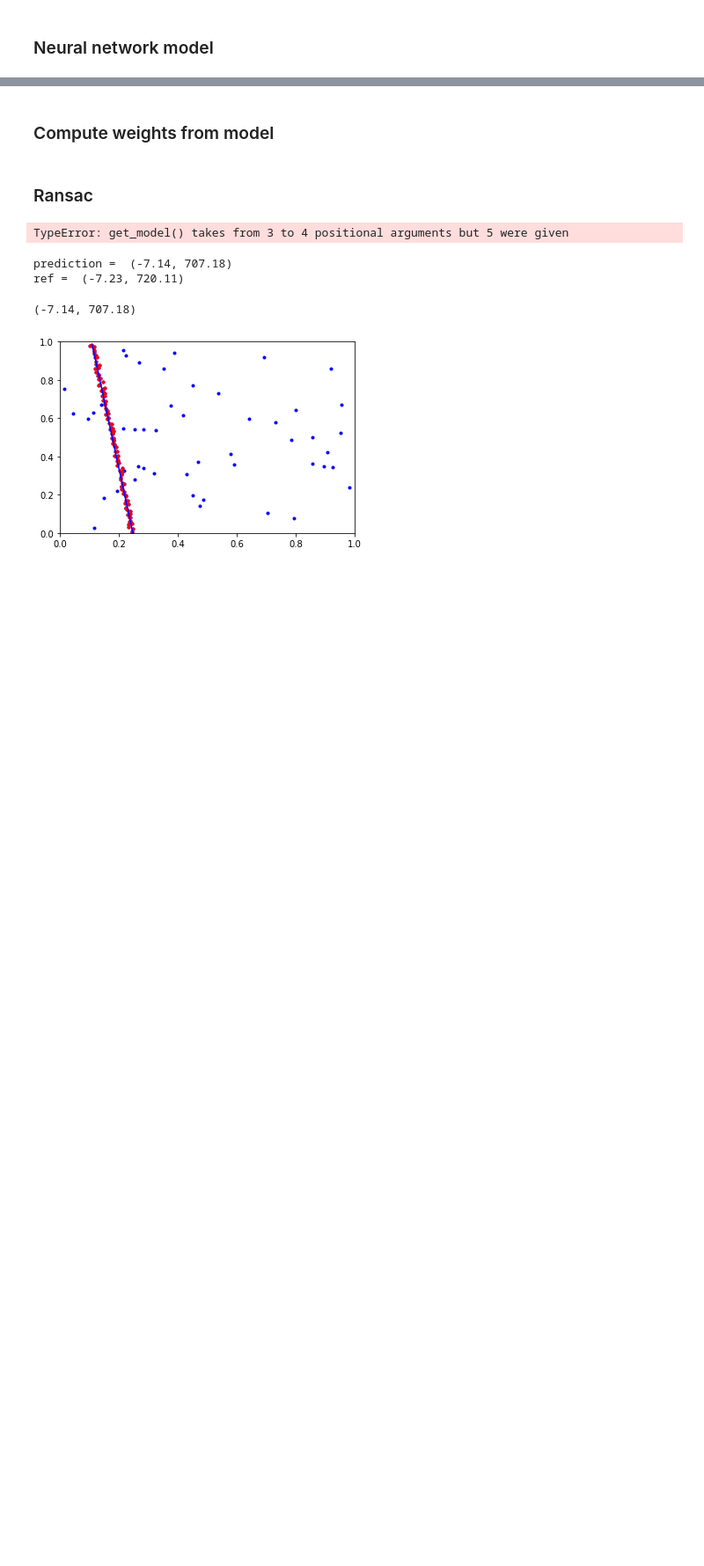
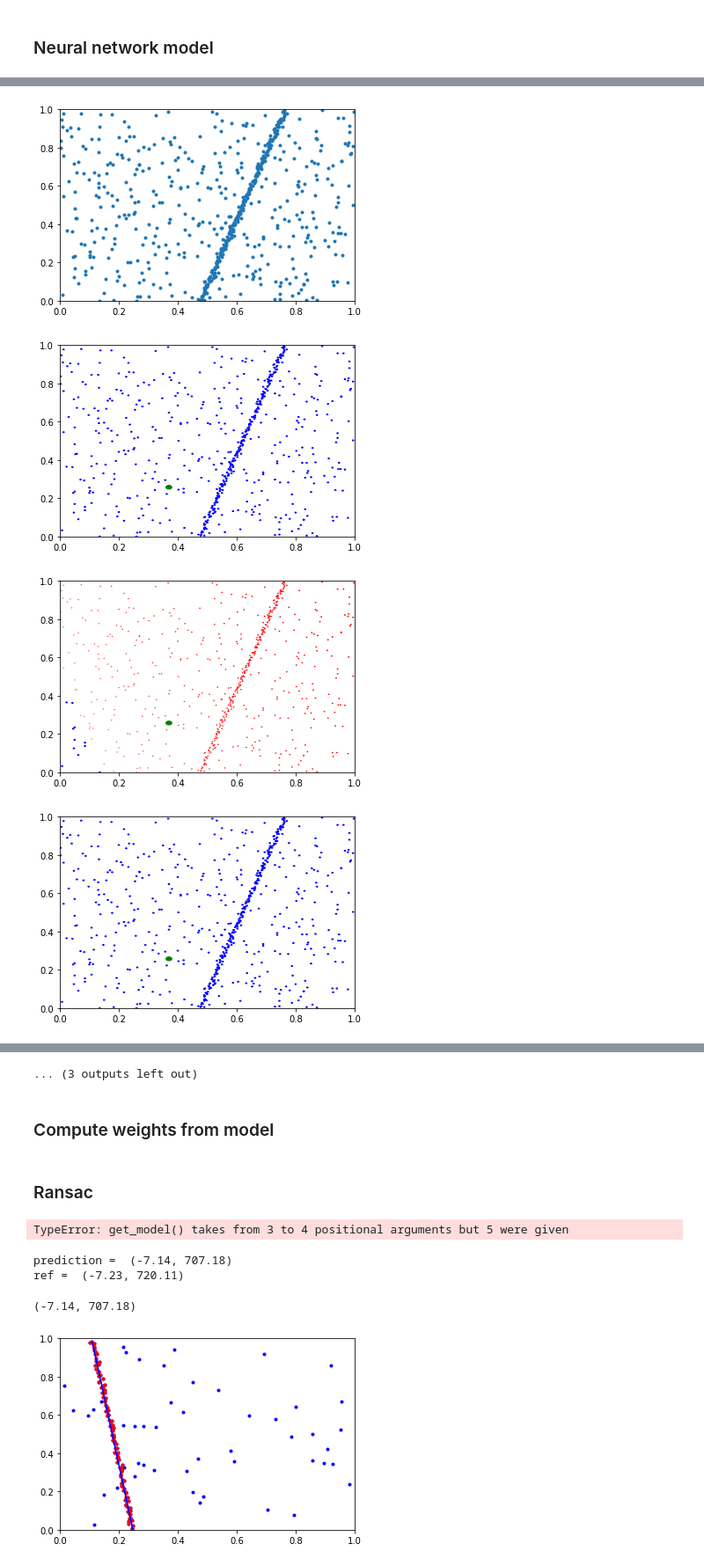
Before and after one commit to BereniceCourant/ImprRansac, a Jupyter notebook: Ransac+-Copy1.ipynb, the cells around one changed output, grey strips where cells are left out. Shown at 88% size. Saved outputs shown, nothing was run; the diff lists cells and outputs as text; code cells hidden in the pictures; blank space fills up the shorter version.

Commit message:
compare nn

```diff
--- a/Ransac+-Copy1.ipynb
+++ b/Ransac+-Copy1.ipynb
@@ -898,8 +898,8 @@ def train_model_patch(model, image, sigma, nbr, nbr_per_line, epochs, batch_size
             loss_eval = 0
             m_test = 0
             for xb1, xb2, xb3, yb in valid_dl:
-                last_weight = model((xb1.to(DEVICE).float(), xb2.to(DEVICE).float(), xb3.to(DEVICE).float()))
-                loss_eval += loss_fn(last_weight, yb.to(DEVICE).float())
+                predict_test = model((xb1.to(DEVICE).float(), xb2.to(DEVICE).float(), xb3.to(DEVICE).float()))
+                loss_eval += loss_fn(predict_test, yb.to(DEVICE).float())
                 m_test += len(yb)
 
         print("iteration = ", k+1, " ; loss_train = ", loss_train, " ; loss_eval = ", loss_eval.item())
@@ -911,7 +911,7 @@ def train_model_patch(model, image, sigma, nbr, nbr_per_line, epochs, batch_size
             print(sum(abs(last_weight[i][0]-y_test[i][0]) for i in range(len(y_test)))/len(y_test))
 # %%
 
-train_model(model, image_size, sigma_noise, 5, 100, 5, 100, nbr_inliers, nbr_outliers)
-train_model_patch(model_patch, image_size, sigma_noise, 5, 100, 5, 100, nbr_inliers, nbr_outliers)
+train_model(model, image_size, sigma_noise, 50, 529, 60, 100, nbr_inliers, nbr_outliers)
+train_model_patch(model_patch, image_size, sigma_noise, 50, 529, 60, 100, nbr_inliers, nbr_outliers)
 # %% [output]
 data generated
@@ -992,7 +992,6 @@ def test_nn(model, image, sigma, nbr_inliers, nbr_outliers):
             if i2!=i1:
                 feature=compute_features(data, i1, i2)
                 X.append(feature)
-                X_tensor = torch.Tensor(X)
 
 
                 p2 = (data[0][i2], data[1][i2])
@@ -1005,9 +1004,68 @@ def test_nn(model, image, sigma, nbr_inliers, nbr_outliers):
 
         model.eval()
         with torch.no_grad():
+            X_tensor = torch.Tensor(X)
             weights = model(X_tensor)
 
         #plot_weights(weights, coord, p1, image)
         plot_weights(weights_ref, coord, p1, image, ref=True)
 
-test_nn(model, image_size, sigma_noise, nbr_inliers, nbr_outliers)
+def test_nn_compare(model1, model2, image, sigma, nbr_inliers, nbr_outliers):
+    line_ref = generate_line(image)
+    data = generate_data(line_ref, image, sigma, nbr_inliers, nbr_outliers)
+    n_inliers_precise = len(data[0])-nbr_outliers
+    dist_ref = dist_points_to_line(data, line_ref, image, n_inliers_precise)
+    n = len(data[0])
+
+    fig, ax = plt.subplots()
+    ax.set_xlim(0, 1)
+    ax.set_ylim(0, 1)
+    plot_data(data, ax)
+    fig.show()
+
+
+    for it in range(10):
+        i1 = np.random.randint(n)
+        X_nn = []
+        X_patch1 = []
+        X_patch2 = []
+        X_patch3 = []
+        coord = []
+        weights_ref = []
+        p1 = (data[0][i1], data[1][i1])
+        for i2 in range(n):
+            if i2!=i1:
+                feature_nn=compute_features_k(data, i1, i2)
+                X_nn.append(feature_nn)
+
+                feature1, feature2, feature3=compute_features_patch(data, i1, i2, image)
+                X_patch1.append(feature1)
+                X_patch2.append(feature2)
+                X_patch3.append(feature3)
+
+
+                p2 = (data[0][i2], data[1][i2])
+                line = compute_line_from_points(p1, p2, image)
+                #area = loss_weights(line_ref, line, image)
+                area = loss_dist_points(data, line, dist_ref, image, n_inliers_precise)
+                weights_ref.append([area])
+
+                coord.append((data[0][i2], data[1][i2]))
+
+        model.eval()
+        with torch.no_grad():
+            X_tensor_nn = torch.Tensor(X_nn)
+            weights1 = model1(X_tensor_nn.to(DEVICE))
+
+            X_tensor_patch1 = torch.Tensor(X_patch1)
+            X_tensor_patch2 = torch.Tensor(X_patch2)
+            X_tensor_patch3 = torch.Tensor(X_patch3)
+            weights2 = model2((X_tensor_patch1.to(DEVICE).float(), X_tensor_patch2.to(DEVICE).float(), X_tensor_patch3.to(DEVICE).float()))
+
+
+        plot_weights(weights1, coord, p1, image)
+        plot_weights(weights2, coord, p1, image)
+        plot_weights(weights_ref, coord, p1, image, ref=True)
+
+test_nn_compare(model, model_patch, image_size, sigma_noise, nbr_inliers, nbr_outliers)
+# %% [output]
@@ -1013,0 +1089,4 @@ test_nn(model, image_size, sigma_noise, nbr_inliers, nbr_outliers)
+[figure, added]
+[figure, added]
+[figure, added]
+[figure, added]
@@ -1014,3 +1100,4 @@ test_nn(model, image_size, sigma_noise, nbr_inliers, nbr_outliers)
+... (3 outputs left out)
 # %% [markdown]
 ### Compute weights from model
 # %%
```
Also changed, not shown: parts of 6 cells of this notebook.
